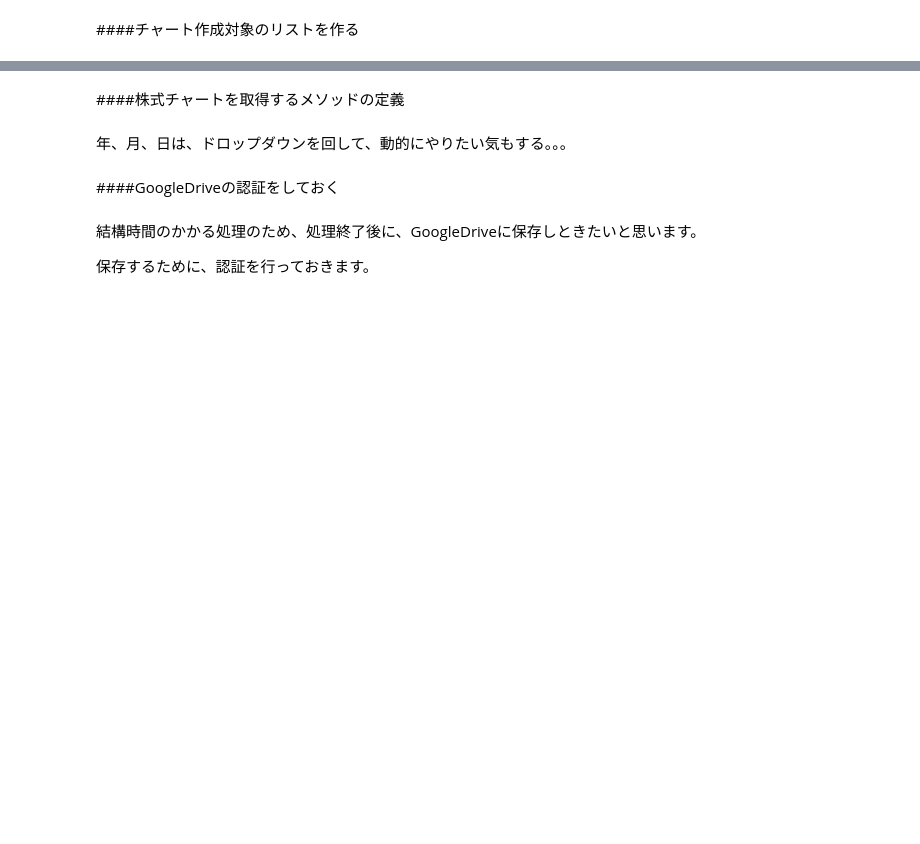
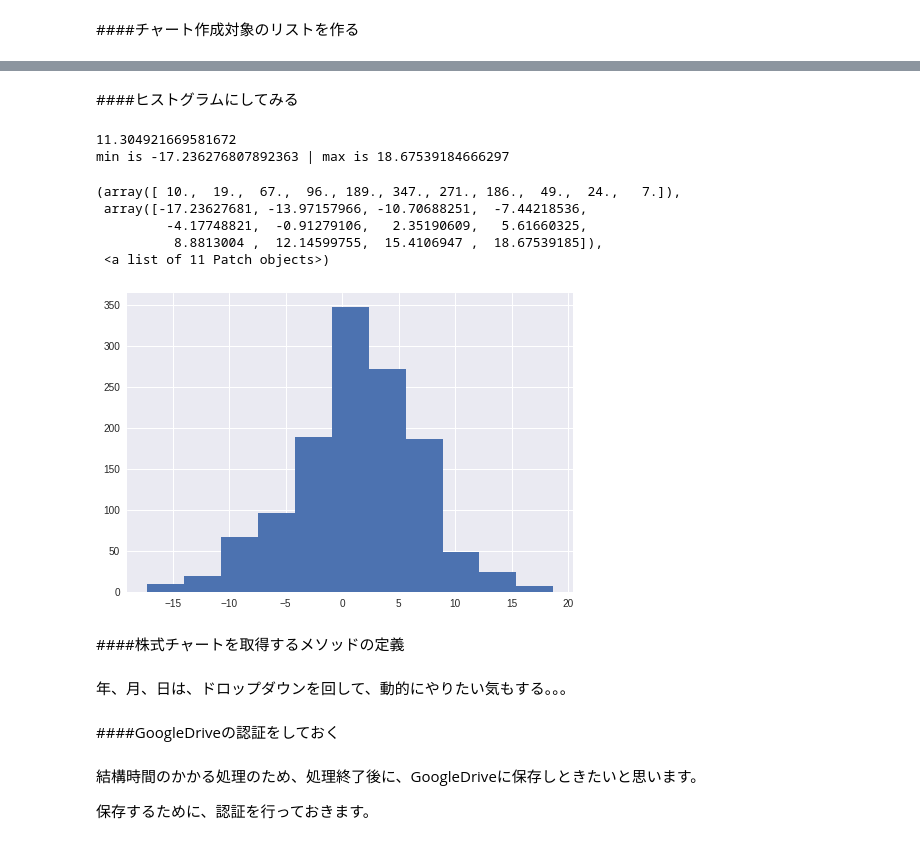
Before and after one commit to Naritoshi/colabo_deeplearning_practice, a Jupyter notebook: selenium_stock_chart.ipynb, the cells around one changed output, grey strips where cells are left out. Saved outputs shown, nothing was run; the diff lists cells and outputs as text; code cells hidden in the pictures; blank space fills up the shorter version.

```diff
--- a/selenium_stock_chart.ipynb
+++ b/selenium_stock_chart.ipynb
@@ -193,3 +213,26 @@ target_list.tail()
+# %% [markdown]
+####ヒストグラムにしてみる
+# %%
+import matplotlib.pyplot as plt
+import math
+
+#binの数を決める
+k = 1 + math.log2(len(target_list))
+print(k)
+
+#ヒストグラムを表示
+x = target_list['20DaysLaterUpLate']
+print("min is {} | max is {}".format(x.min(), x.max()))
+plt.hist(x, bins=int(k))
+# %% [output]
+11.304921669581672
+min is -17.236276807892363 | max is 18.67539184666297
+(array([ 10.,  19.,  67.,  96., 189., 347., 271., 186.,  49.,  24.,   7.]),
+ array([-17.23627681, -13.97157966, -10.70688251,  -7.44218536,
+         -4.17748821,  -0.91279106,   2.35190609,   5.61660325,
+          8.8813004 ,  12.14599755,  15.4106947 ,  18.67539185]),
+ <a list of 11 Patch objects>)
+[figure, added]
 # %% [markdown]
 ####株式チャートを取得するメソッドの定義
 # %% [markdown]
```
Also changed, not shown: parts of 46 cells of this notebook.
